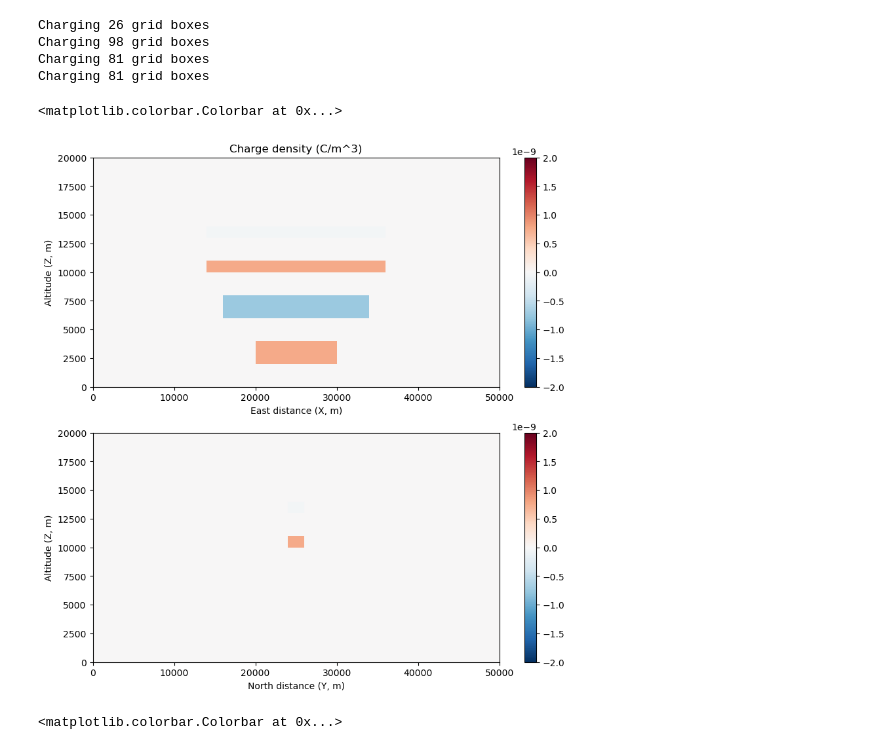
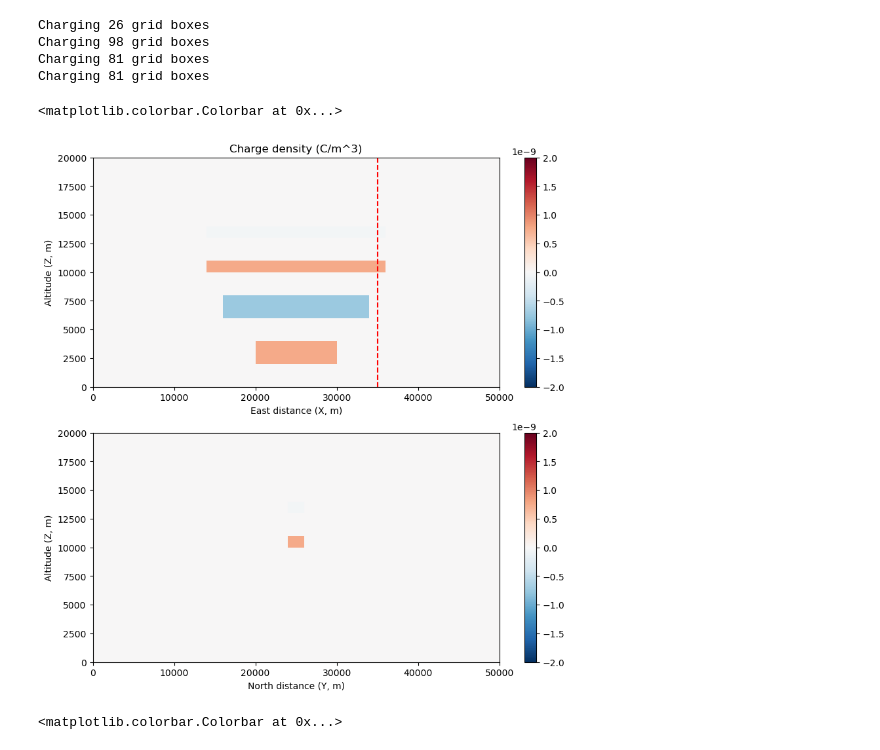
Before and after one commit to JuliaBuhrman/atmo_electricity, a Jupyter notebook: hw1-fipy-test.ipynb, the cells around one changed output. Drawn from its saved outputs; the diff is of its cells as text; code cells hidden in the pictures.

```diff
--- a/hw1-fipy-test.ipynb
+++ b/hw1-fipy-test.ipynb
@@ -514,25 +519,25 @@ XZslice = slice(None), Yci, slice(None)
 # %%
 f, axs = plt.subplots(2,1,figsize=(10,10))
 ax_rho_EW = axs[0]
 ax_rho_NS = axs[1]
 
 rhonorm = matplotlib.colors.Normalize(vmin=-2e-9, vmax=2e-9)
 
-#ax_rho_EW.axvline(x=10.0e3, color='red', linestyle='--')
+ax_rho_EW.axvline(x=(Xc+10.0e3), color='red', linestyle='--')
 
 # Select center along Y to plot Z vs. X
 rho_plot_EW = ax_rho_EW.pcolormesh(plotx[XZslice], plotz[XZslice], plotrho[XZslice], cmap=red_blue, norm=rhonorm)
 ax_rho_EW.set_xlabel("East distance (X, m)")
 ax_rho_EW.set_ylabel("Altitude (Z, m)")
 ax_rho_EW.set_title("Charge density (C/m^3)")
 plt.colorbar(rho_plot_EW, ax=ax_rho_EW)
 rho_plot_NS = ax_rho_NS.pcolormesh(ploty[YZslice], plotz[YZslice], plotrho[YZslice], cmap=red_blue, norm=rhonorm)
 ax_rho_NS.set_xlabel("North distance (Y, m)")
 ax_rho_NS.set_ylabel("Altitude (Z, m)")
 plt.colorbar(rho_plot_NS, ax=ax_rho_NS)
 # %% [output]
 <matplotlib.colorbar.Colorbar at 0x...>
-[figure, old version]
+[figure, new version]
 # %%
 phi.equation.solve(var=phi)
 # %%
```
Also changed, not shown: parts of 8 cells of this notebook.
